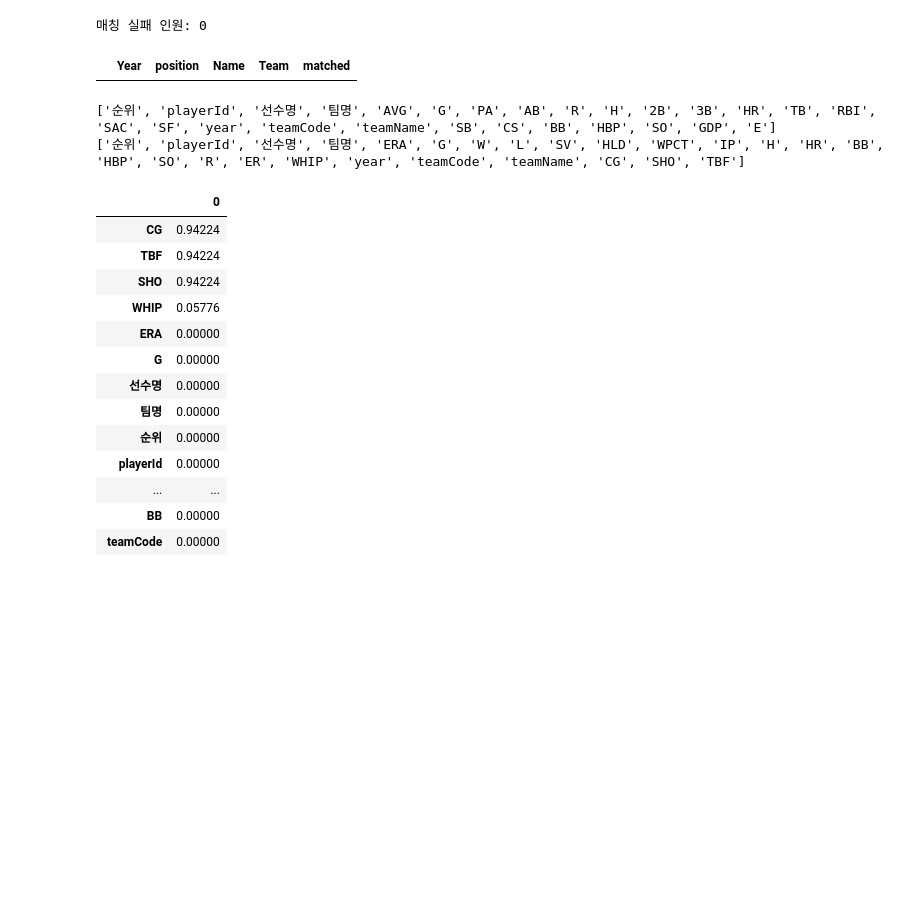
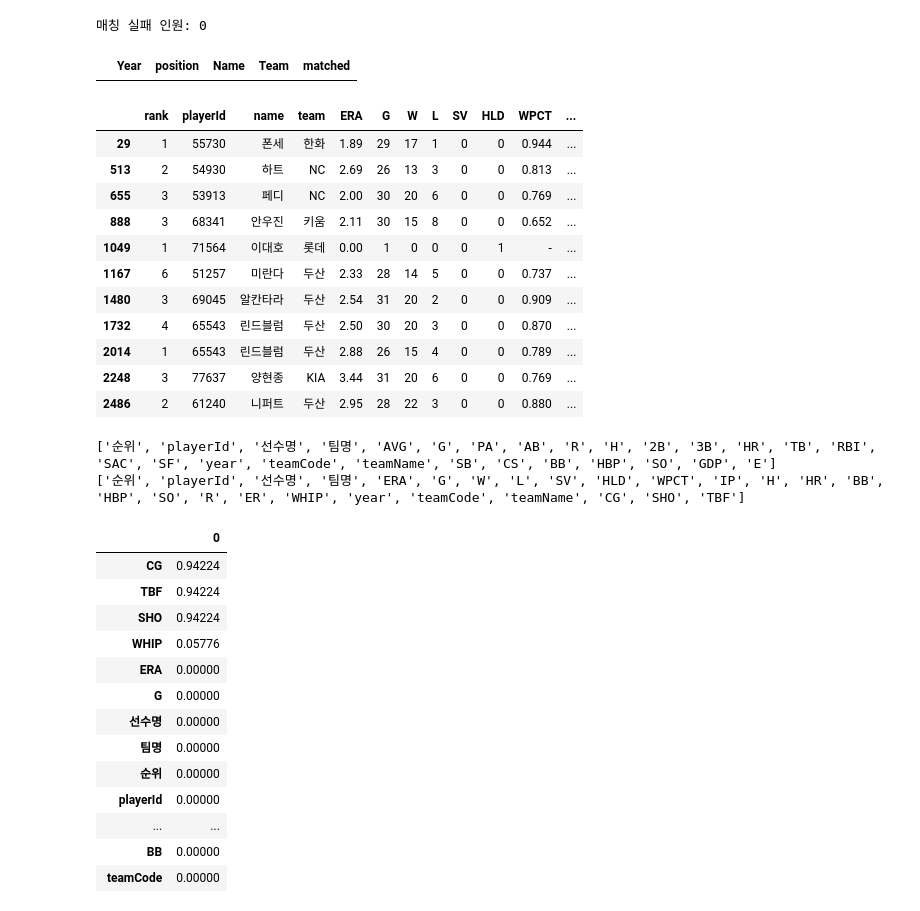
Before and after one commit to dohee-jin/data-mining-final-project, a Jupyter notebook: notebooks/kbo_analysis.ipynb, the cells around one changed output. Saved outputs shown, nothing was run; the diff lists cells and outputs as text; code cells hidden in the pictures; blank space fills up the shorter version.

Commit message:
feat: is_goldenglove 라벨 여부 확인

```diff
--- a/notebooks/kbo_analysis.ipynb
+++ b/notebooks/kbo_analysis.ipynb
@@ -609,6 +609,29 @@ display(failed_hitter)
 # %% [output]
 매칭 실패 인원: 0
 |  | Year | position | Name | Team | matched |
+# %%
+# 라벨 여부 한번 더 확인
+
+pd.set_option("display.max_rows", None)      # 행 전체 출력
+pd.set_option("display.max_columns", None)   # 열 전체 출력
+pd.set_option("display.width", None)         # 줄바꿈 제한 완화
+pd.set_option("display.max_colwidth", None)  # 셀 내용 전체 출력
+
+hitter_recent[hitter_recent["is_goldenglove"] == 1]
+pitcher_recent[pitcher_recent["is_goldenglove"] == 1]
+# %% [output]
+|  | rank | playerId | name | team | ERA | G | W | L | SV | HLD | WPCT | ... |
+| 29 | 1 | 55730 | 폰세 | 한화 | 1.89 | 29 | 17 | 1 | 0 | 0 | 0.944 | ... |
+| 513 | 2 | 54930 | 하트 | NC | 2.69 | 26 | 13 | 3 | 0 | 0 | 0.813 | ... |
+| 655 | 3 | 53913 | 페디 | NC | 2.00 | 30 | 20 | 6 | 0 | 0 | 0.769 | ... |
+| 888 | 3 | 68341 | 안우진 | 키움 | 2.11 | 30 | 15 | 8 | 0 | 0 | 0.652 | ... |
+| 1049 | 1 | 71564 | 이대호 | 롯데 | 0.00 | 1 | 0 | 0 | 0 | 1 | - | ... |
+| 1167 | 6 | 51257 | 미란다 | 두산 | 2.33 | 28 | 14 | 5 | 0 | 0 | 0.737 | ... |
+| 1480 | 3 | 69045 | 알칸타라 | 두산 | 2.54 | 31 | 20 | 2 | 0 | 0 | 0.909 | ... |
+| 1732 | 4 | 65543 | 린드블럼 | 두산 | 2.50 | 30 | 20 | 3 | 0 | 0 | 0.870 | ... |
+| 2014 | 1 | 65543 | 린드블럼 | 두산 | 2.88 | 26 | 15 | 4 | 0 | 0 | 0.789 | ... |
+| 2248 | 3 | 77637 | 양현종 | KIA | 3.44 | 31 | 20 | 6 | 0 | 0 | 0.769 | ... |
+| 2486 | 2 | 61240 | 니퍼트 | 두산 | 2.95 | 28 | 22 | 3 | 0 | 0 | 0.880 | ... |
 # %%
 # 세부지표 NaN값 확인
 print(hitter.columns.tolist())
```
